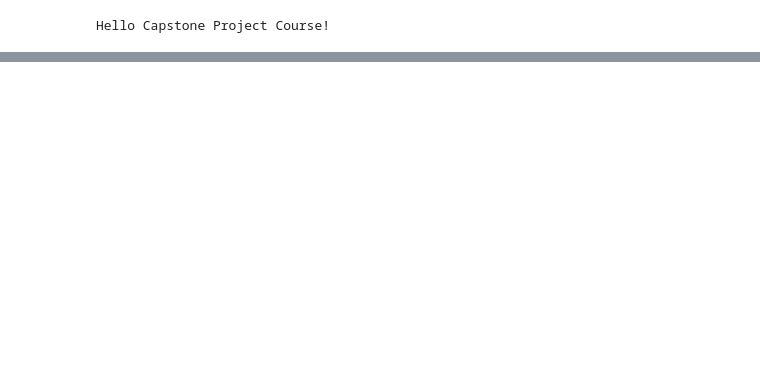
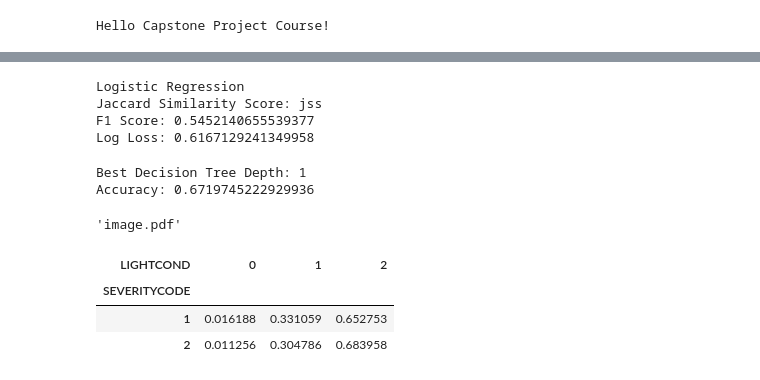
Before and after one commit to joshuaosko/Coursera_Capstone, a Jupyter notebook: AppliedDataScienceCapstone.ipynb, the cells around one changed output, grey strips where cells are left out. Drawn from its saved outputs; the diff is of its cells as text; code cells hidden in the pictures; blank space fills up the shorter version.

```diff
--- a/AppliedDataScienceCapstone.ipynb
+++ b/AppliedDataScienceCapstone.ipynb
@@ -24,0 +52,8 @@ Hello Capstone Project Course!
+# %%
+# Drop all rows we don't intend to use for processing
+# Most of these columns are things which are clearly not causal to the accident and thus are left out
+FEATURES = df.drop(['X','Y','OBJECTID','INCKEY','COLDETKEY','REPORTNO','LOCATION','STATUS',
+        'INTKEY','EXCEPTRSNCODE','EXCEPTRSNDESC','SEVERITYCODE.1','SEVERITYDESC',
+        'COLLISIONTYPE','PERSONCOUNT','PEDCOUNT','PEDCYLCOUNT','VEHCOUNT','INCDATE',
+        'INCDTTM','SDOT_COLCODE','SDOT_COLDESC','SDOTCOLNUM','ST_COLCODE','ST_COLDESC',
+        'SEGLANEKEY','CROSSWALKKEY','HITPARKEDCAR','PEDROWNOTGRNT', 'ADDRTYPE'], axis=1)
@@ -24,0 +352,13 @@ Hello Capstone Project Course!
+# %%
+from sklearn.metrics import f1_score
+from sklearn.metrics import log_loss
+
+# Logistic Regression Model Eval
+f1s = f1_score(y_test, logistic_targets, average='weighted')
+ll = log_loss(y_test, logistic_probs)
+print(f"Logistic Regression\nJaccard Similarity Score: jss\nF1 Score: {f1s}\nLog Loss: {ll}")
+# %% [output]
+Logistic Regression
+Jaccard Similarity Score: jss
+F1 Score: 0.5452140655539377
+Log Loss: 0.6167129241349958
@@ -24,0 +372,38 @@ Hello Capstone Project Course!
+# %%
+max_depth = 100
+max_acc = 0.0
+most_accurate_depth = 0
+
+for depth in range(1, max_depth):
+    accidentTree = DecisionTreeClassifier(criterion="entropy", max_depth = depth)
+    accidentTree.fit(x_train,y_train)
+    predTree = accidentTree.predict(x_test)
+    if metrics.accuracy_score(y_test, predTree) > max_acc:
+        max_acc = metrics.accuracy_score(y_test, predTree)
+        most_accurate_depth = depth
+        decision_targets = predTree
+
+print(f"Best Decision Tree Depth: {most_accurate_depth}\nAccuracy: {max_acc}")
+
+# Here we have an accuracy of 100% at a depth of 99
+
+# Create DOT data
+dot_data = tree.export_graphviz(accidentTree, out_file=None,
+                                feature_names=FEATURES.columns)
+
+# Draw graph
+graph = graphviz.Source(dot_data)
+graph.render("image",view=True)
+# %% [output]
+Best Decision Tree Depth: 1
+Accuracy: 0.6719745222929936
+'image.pdf'
+# %%
+pd.crosstab(index=df['SEVERITYCODE'],
+           columns=FEATURES['LIGHTCOND'],
+           normalize='index')
+# %% [output]
+| LIGHTCOND | 0 | 1 | 2 |
+| SEVERITYCODE |  |  |  |
+| 1 | 0.016188 | 0.331059 | 0.652753 |
+| 2 | 0.011256 | 0.304786 | 0.683958 |
```
Also changed, not shown: parts of 30 cells of this notebook, 1 other file.
